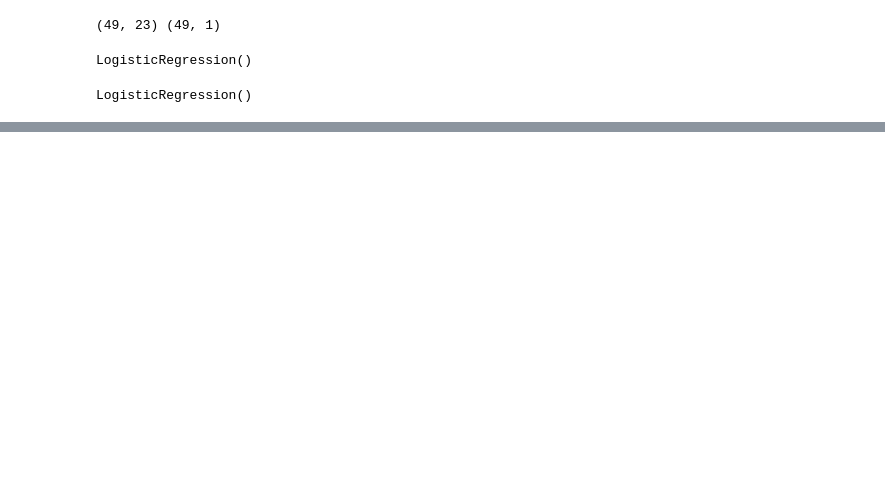
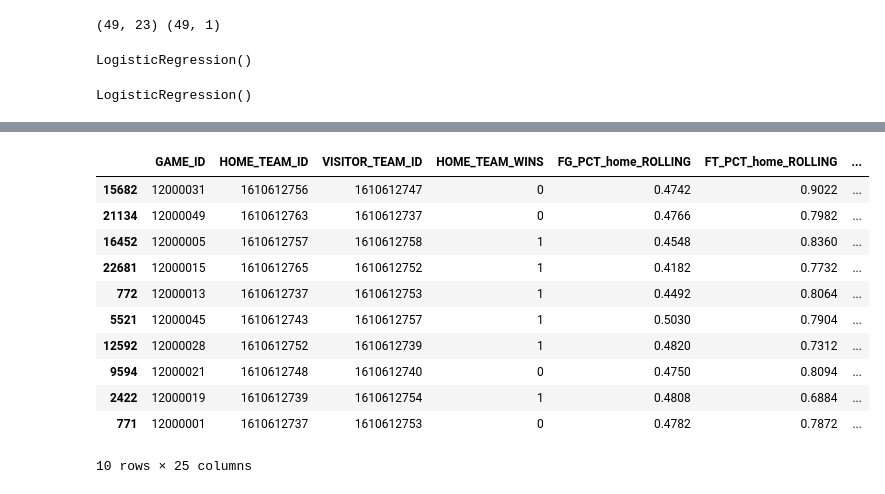
Before and after one commit to olivedisaster/final-project, a Jupyter notebook: Prediction_Model.ipynb, the cells around one changed output, grey strips where cells are left out. Drawn from its saved outputs; the diff is of its cells as text; code cells hidden in the pictures; blank space fills up the shorter version.

```diff
--- a/Prediction_Model.ipynb
+++ b/Prediction_Model.ipynb
@@ -680,0 +458,20 @@ sorted(zip(rf.feature_importances_, feature_names), reverse=True)
+# %%
+# Add Test Data model predictions to test data df
+test_data['Predictions'] = model.predict(X_test_scaled)
+
+# Random sample of 10 games from test data
+sample = test_data.sample(10)
+sample
+# %% [output]
+|  | GAME_ID | HOME_TEAM_ID | VISITOR_TEAM_ID | HOME_TEAM_WINS | FG_PCT_home_ROLLING | FT_PCT_home_ROLLING | ... |
+| 15682 | 12000031 | 1610612756 | 1610612747 | 0 | 0.4742 | 0.9022 | ... |
+| 21134 | 12000049 | 1610612763 | 1610612737 | 0 | 0.4766 | 0.7982 | ... |
+| 16452 | 12000005 | 1610612757 | 1610612758 | 1 | 0.4548 | 0.8360 | ... |
+| 22681 | 12000015 | 1610612765 | 1610612752 | 1 | 0.4182 | 0.7732 | ... |
+| 772 | 12000013 | 1610612737 | 1610612753 | 1 | 0.4492 | 0.8064 | ... |
+| 5521 | 12000045 | 1610612743 | 1610612757 | 1 | 0.5030 | 0.7904 | ... |
+| 12592 | 12000028 | 1610612752 | 1610612739 | 1 | 0.4820 | 0.7312 | ... |
+| 9594 | 12000021 | 1610612748 | 1610612740 | 0 | 0.4750 | 0.8094 | ... |
+| 2422 | 12000019 | 1610612739 | 1610612754 | 1 | 0.4808 | 0.6884 | ... |
+| 771 | 12000001 | 1610612737 | 1610612753 | 0 | 0.4782 | 0.7872 | ... |
+10 rows × 25 columns
```
Also changed, not shown: parts of 92 cells of this notebook.
